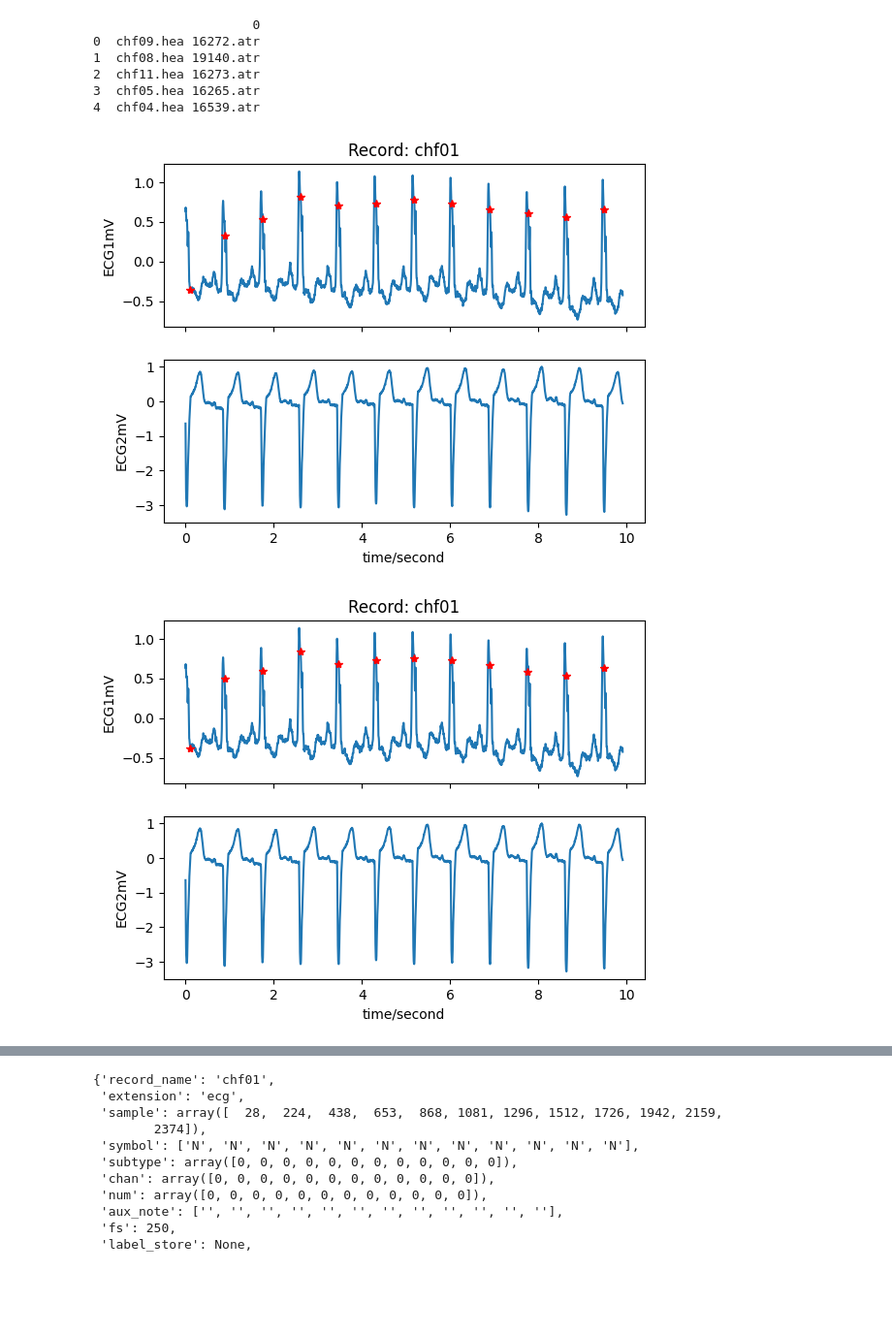
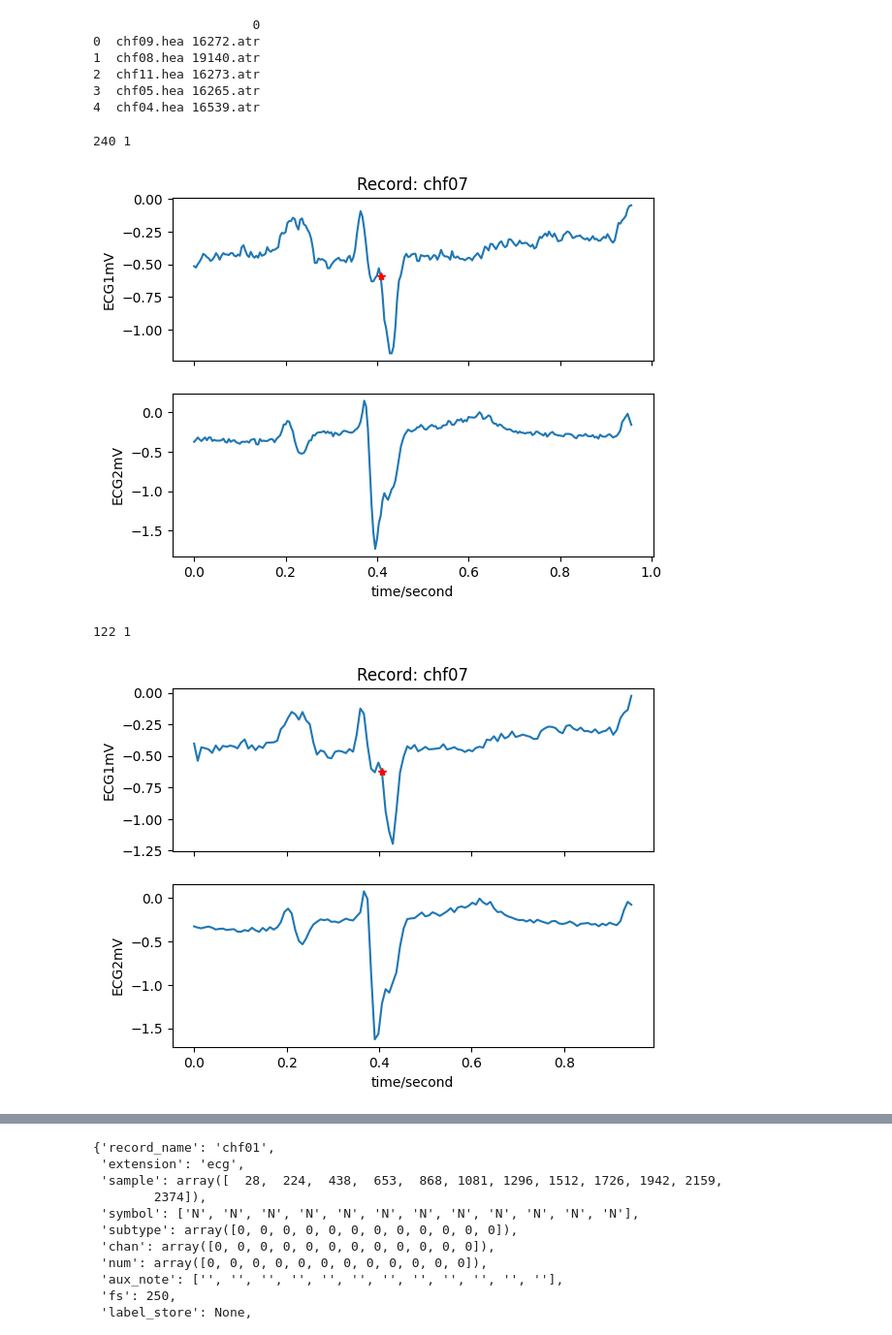
Before and after one commit to ritwickmanatkar/cnn-for-chf-detection, a Jupyter notebook: EDA.ipynb, the cells around one changed output, grey strips where cells are left out. Shown at 97% size. Cells and saved outputs as stored; diff of their text form; code cells hidden in the pictures; blank space fills up the shorter version.

```diff
--- a/EDA.ipynb
+++ b/EDA.ipynb
@@ -98,22 +98,30 @@ print(df1.head()+" "+df2.head())
 4  chf04.hea 16539.atr
 # %%
 # Display 1 record and its dictionary (from:100 - to:2100)
-record = wfdb.rdrecord(dir1+'chf01', sampfrom=0, sampto=2480)
-ann = wfdb.rdann(dir1+'chf01', 'ecg', sampfrom=0, sampto=2480)
+record = wfdb.rdrecord(dir1+'chf07', sampfrom=0, sampto=240)
+ann = wfdb.rdann(dir1+'chf07', 'ecg', sampfrom=0, sampto=240, shift_samps=True)
+# display(record.__dict__)
+# display(ann.__dict__)
+print(len(record.p_signal), len(ann.sample))
 wfdb.plot_wfdb(record, ann)
 
-fs = record.fs
-signal = record.p_signal
-fs_target = 128
-p_signal, nann = processing.resample_multichan(
-    xs=signal,
+record.p_signal, nann = processing.resample_multichan(
+    xs=record.p_signal,
     ann=ann,
-    fs=fs,
-    fs_target=fs_target
+    fs=record.fs,
+    fs_target=128
 )
+
+record.fs = 128
+record.sig_len = len(record.p_signal)
+
+# display(record.__dict__)
+# display(nann.__dict__)
+print(len(record.p_signal), len(nann.sample))
+# nann.shift_samps=True
 wfdb.plot_wfdb(record, nann)
-
-display(record.__dict__)
 # %% [output]
+240 1
-[figure, old version]
+[figure, new version]
+122 1
-[figure, old version]
+[figure, new version]
```
Also changed, not shown: parts of 1 cell of this notebook, 1 other file.
